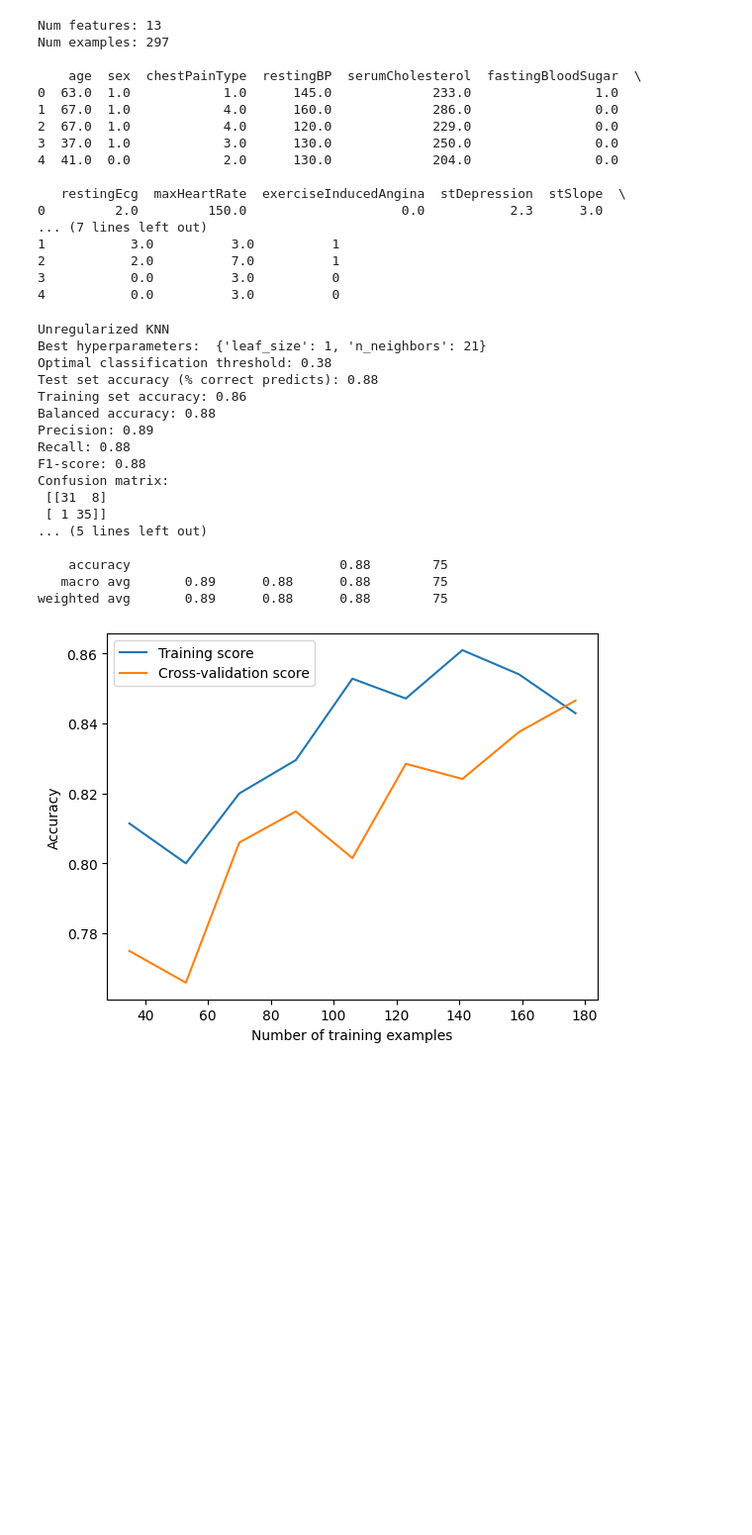
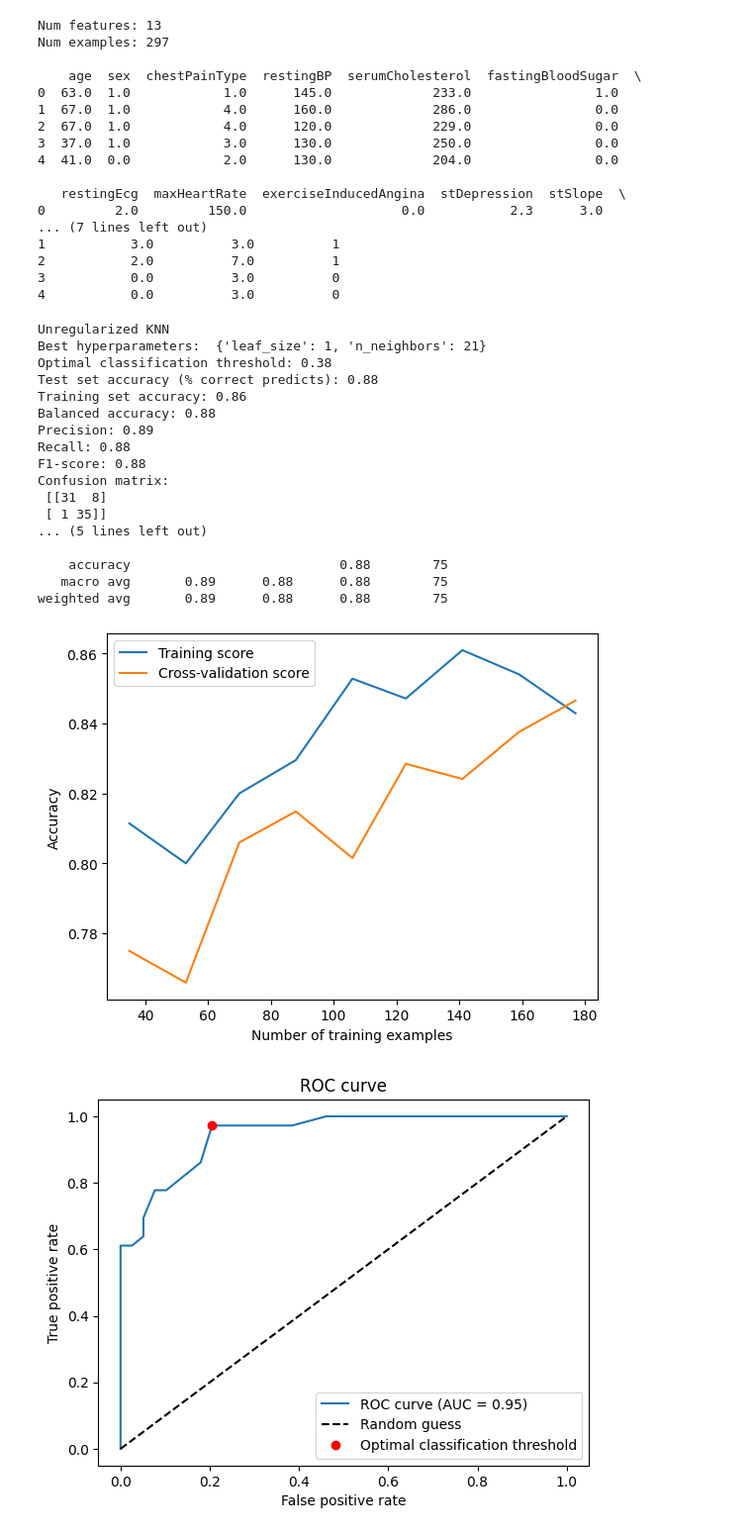
Before and after one commit to icbaptista/heart-disease-prediction-with-ML, a Jupyter notebook: knn.ipynb, the cells around one changed output. Shown at 99% size. Saved outputs shown, nothing was run; the diff lists cells and outputs as text; code cells hidden in the pictures; blank space fills up the shorter version.

```diff
--- a/knn.ipynb
+++ b/knn.ipynb
@@ -111,6 +111,7 @@ X_test_scaled = pd.DataFrame(X_test_scaled, columns=X_test.columns)
 from sklearn.neighbors import KNeighborsClassifier
 from sklearn.model_selection import GridSearchCV
 from sklearn.model_selection import learning_curve
+from sklearn.metrics import auc
 
 print("Unregularized KNN")
 
@@ -158,33 +159,46 @@ test_mean = np.mean(test_scores, axis=1)
 test_std = np.std(test_scores, axis=1)
 
 # Plot learning curve
 plt.plot(train_sizes, train_mean, label="Training score")
 #plt.fill_between(train_sizes, train_mean - train_std, train_mean + train_std, alpha=0.1)
 plt.plot(train_sizes, test_mean, label="Cross-validation score")
 #plt.fill_between(train_sizes, test_mean - test_std, test_mean + test_std, alpha=0.1)
 plt.xlabel("Number of training examples")
 plt.ylabel("Accuracy")
 plt.legend()
 plt.show()
+
+# Compute AUC
+roc_auc = auc(fpr, tpr)
+# Plot ROC curve
+plt.plot(fpr, tpr, label='ROC curve (AUC = {:.2f})'.format(roc_auc))
+plt.plot([0, 1], [0, 1], 'k--', label='Random guess')
+plt.plot(fpr[idx], tpr[idx], 'ro', label='Optimal classification threshold')
+plt.xlabel('False positive rate')
+plt.ylabel('True positive rate')
+plt.title('ROC curve')
+plt.legend()
+plt.show()
 # %% [output]
 Unregularized KNN
 Best hyperparameters:  {'leaf_size': 1, 'n_neighbors': 21}
 Optimal classification threshold: 0.38
 Test set accuracy (% correct predicts): 0.88
 Training set accuracy: 0.86
 Balanced accuracy: 0.88
 Precision: 0.89
 Recall: 0.88
 F1-score: 0.88
 Confusion matrix:
  [[31  8]
  [ 1 35]]
 ... (5 lines left out)
 
     accuracy                           0.88        75
    macro avg       0.89      0.88      0.88        75
 weighted avg       0.89      0.88      0.88        75
 [figure]
+[figure, added]
 # %%
 # Regularized KNN
 
```
Also changed, not shown: parts of 1 cell of this notebook, 1 other file.
